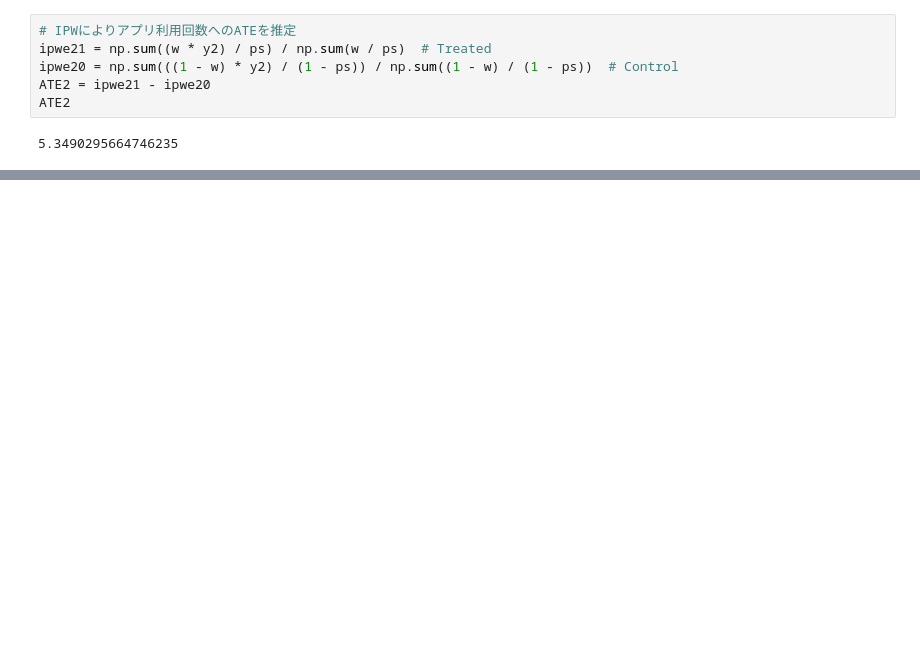
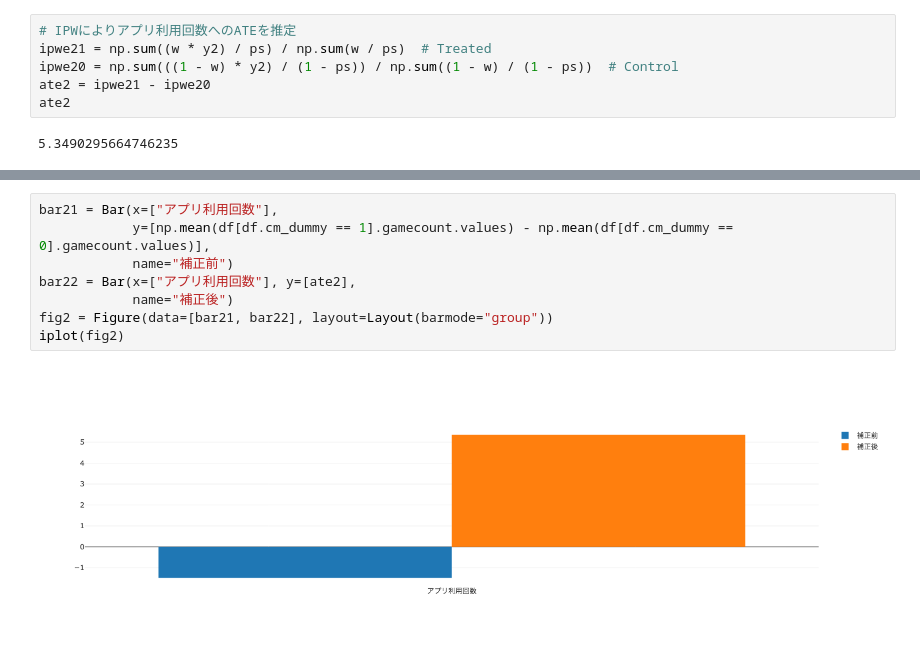
Before and after one commit to smn-ailab/ysaito-qiita, a Jupyter notebook: causal_inference/causal_inference_observational_study.ipynb, the cells around one changed output, grey strips where cells are left out. Drawn from its saved outputs; the diff is of its cells as text; blank space fills up the shorter version.

```diff
--- a/causal_inference/causal_inference_observational_study.ipynb
+++ b/causal_inference/causal_inference_observational_study.ipynb
@@ -79,8 +79,8 @@ ATE1
 # IPWによりアプリ利用回数へのATEを推定
 ipwe21 = np.sum((w * y2) / ps) / np.sum(w / ps)  # Treated
 ipwe20 = np.sum(((1 - w) * y2) / (1 - ps)) / np.sum((1 - w) / (1 - ps))  # Control
-ATE2 = ipwe21 - ipwe20
-ATE2
+ate2 = ipwe21 - ipwe20
+ate2
 # %% [output]
 5.3490295664746235
 # %%
@@ -93,0 +106,10 @@ ATE3
+# %%
+bar21 = Bar(x=["アプリ利用回数"],
+            y=[np.mean(df[df.cm_dummy == 1].gamecount.values) - np.mean(df[df.cm_dummy == 0].gamecount.values)],
+            name="補正前")
+bar22 = Bar(x=["アプリ利用回数"], y=[ate2],
+            name="補正後")
+fig2 = Figure(data=[bar21, bar22], layout=Layout(barmode="group"))
+iplot(fig2)
+# %% [output]
+[figure, added]
```
Also changed, not shown: parts of 11 cells of this notebook, 1 other file.
